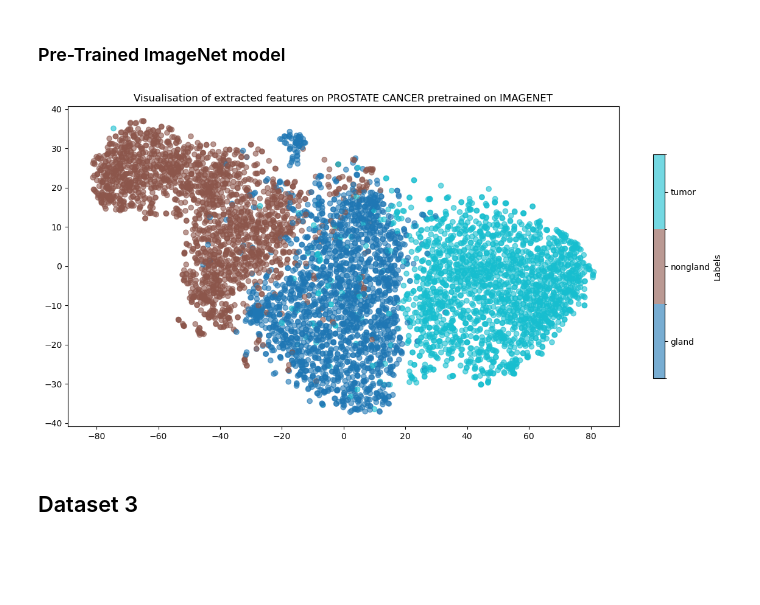
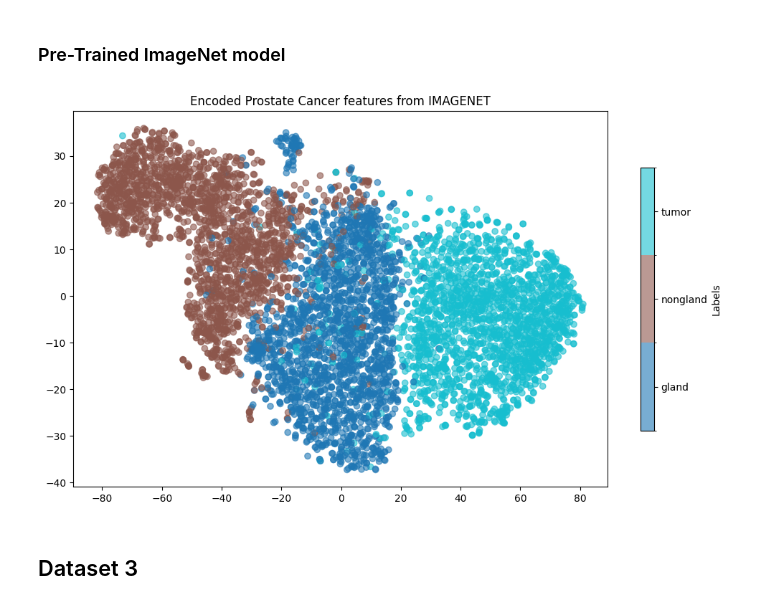
Before and after one commit to aymaneaaquil/COMP432-GroupD, a Jupyter notebook: main.ipynb, the cells around one changed output. Drawn from its saved outputs; the diff is of its cells as text; code cells hidden in the pictures; blank space fills up the shorter version.

```diff
--- a/main.ipynb
+++ b/main.ipynb
@@ -365,9 +358,9 @@ trained_resnet_prostate_ef = visualize(model,prostate_full_loader,label_tags_pro
 # %% [markdown]
 ### Pre-Trained ImageNet model
 # %%
-prostate_extracted_features = visualize(model_on_imageNet,prostate_full_loader,label_tags_prostate,'Visualisation of extracted features on PROSTATE CANCER pretrained on IMAGENET', device)
+prostate_imagenet_fe = visualize(model_on_imageNet,prostate_full_loader,label_tags_prostate,'Encoded Prostate Cancer features from IMAGENET', device)
 # %% [output]
-[figure, old version]
+[figure, new version]
 # %% [markdown]
 ## Dataset 3
 # %%
```
Also changed, not shown: parts of 18 cells of this notebook, 4 other files.
